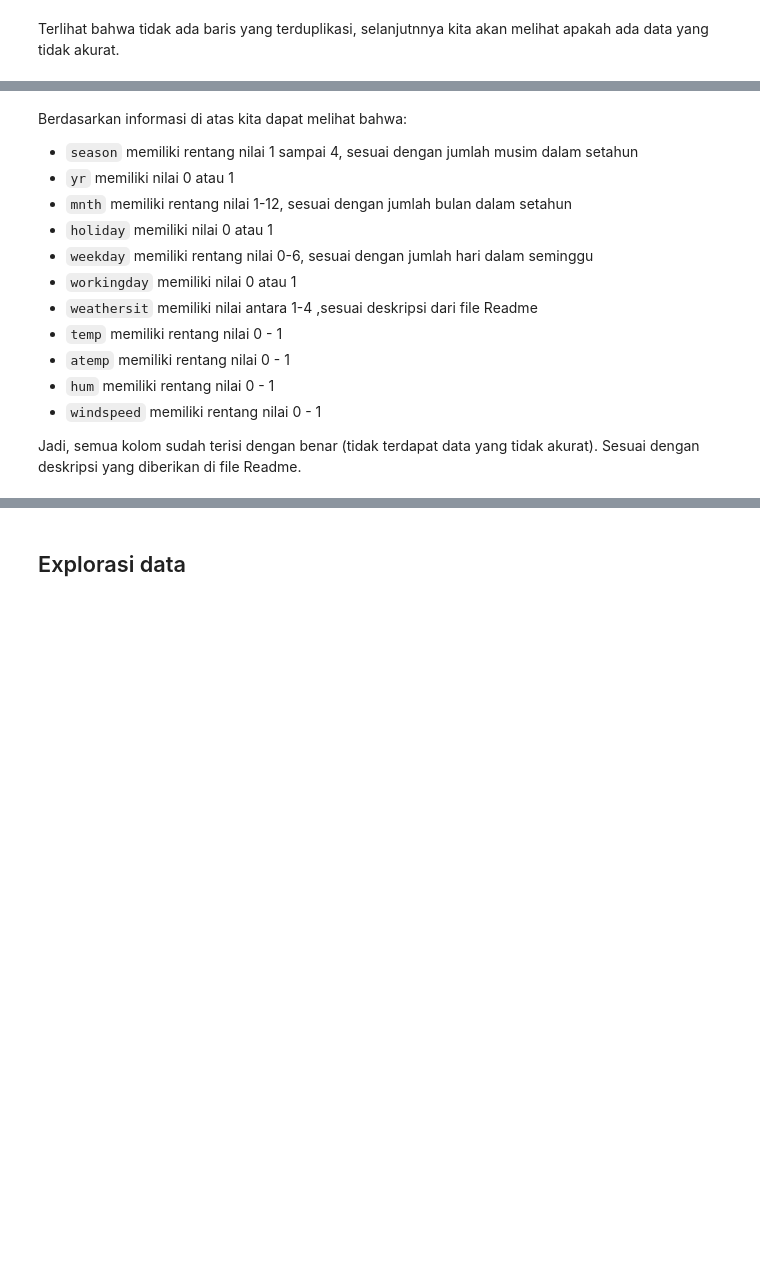
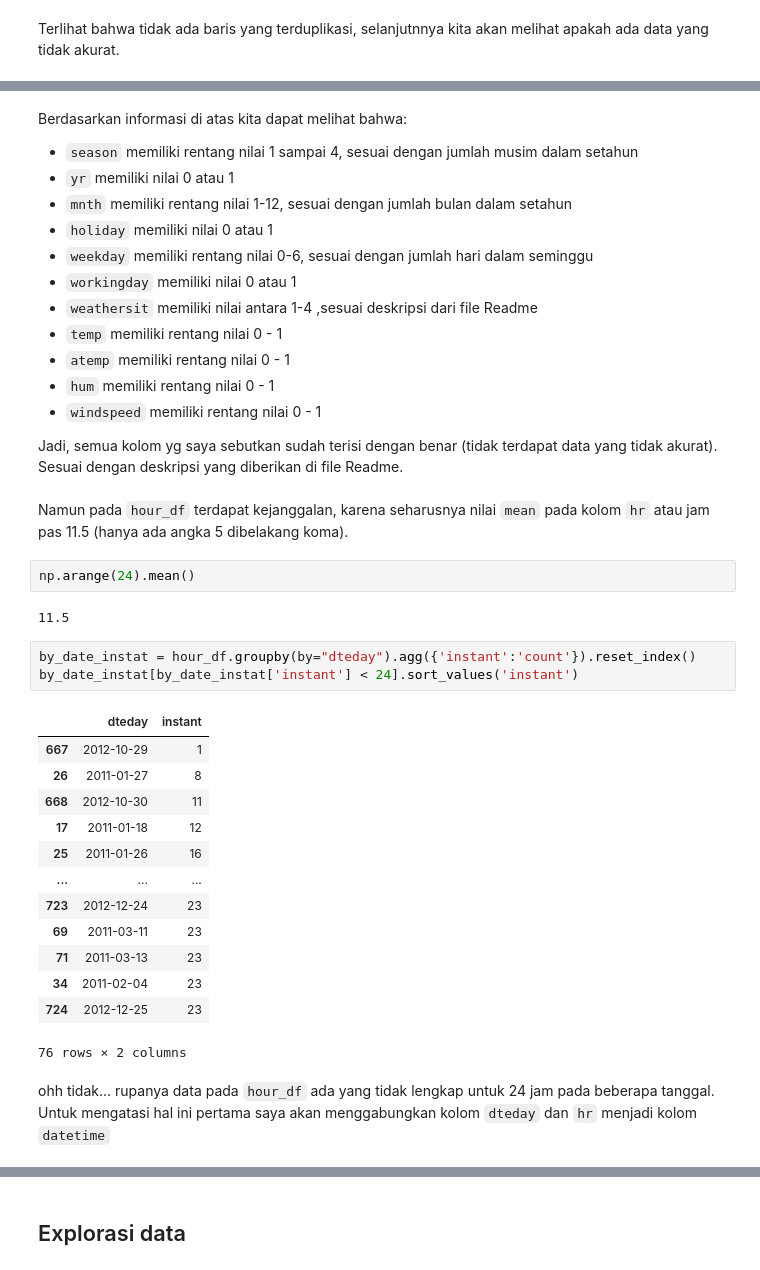
Before and after one commit to yunama47/dashboard-app, a Jupyter notebook: bike-sharing-analysis.ipynb, the cells around one changed output, grey strips where cells are left out. Cells and saved outputs as stored; diff of their text form; blank space fills up the shorter version.

```diff
--- a/bike-sharing-analysis.ipynb
+++ b/bike-sharing-analysis.ipynb
@@ -175,4 +191,29 @@ Berdasarkan informasi di atas kita dapat melihat bahwa:
 - `hum` memiliki rentang nilai 0 - 1
 - `windspeed` memiliki rentang nilai 0 - 1
 
-Jadi, semua kolom sudah terisi dengan benar (tidak terdapat data yang tidak akurat). Sesuai dengan deskripsi yang diberikan di file Readme.
+Jadi, semua kolom yg saya sebutkan sudah terisi dengan benar (tidak terdapat data yang tidak akurat). Sesuai dengan deskripsi yang diberikan di file Readme.
+# %% [markdown]
+Namun pada `hour_df` terdapat kejanggalan, karena seharusnya nilai `mean` pada kolom `hr` atau jam pas 11.5 (hanya ada angka 5 dibelakang koma).
+# %%
+np.arange(24).mean()
+# %% [output]
+11.5
+# %%
+by_date_instat = hour_df.groupby(by="dteday").agg({'instant':'count'}).reset_index()
+by_date_instat[by_date_instat['instant'] < 24].sort_values('instant')
+# %% [output]
+|  | dteday | instant |
+| 667 | 2012-10-29 | 1 |
+| 26 | 2011-01-27 | 8 |
+| 668 | 2012-10-30 | 11 |
+| 17 | 2011-01-18 | 12 |
+| 25 | 2011-01-26 | 16 |
+| ... | ... | ... |
+| 723 | 2012-12-24 | 23 |
+| 69 | 2011-03-11 | 23 |
+| 71 | 2011-03-13 | 23 |
+| 34 | 2011-02-04 | 23 |
+| 724 | 2012-12-25 | 23 |
+76 rows × 2 columns
+# %% [markdown]
+ohh tidak... rupanya data pada `hour_df` ada yang tidak lengkap untuk 24 jam pada beberapa tanggal. Untuk mengatasi hal ini pertama saya akan menggabungkan kolom `dteday` dan `hr` menjadi kolom `datetime`
```
Also changed, not shown: parts of 17 cells of this notebook, 3 other files.
